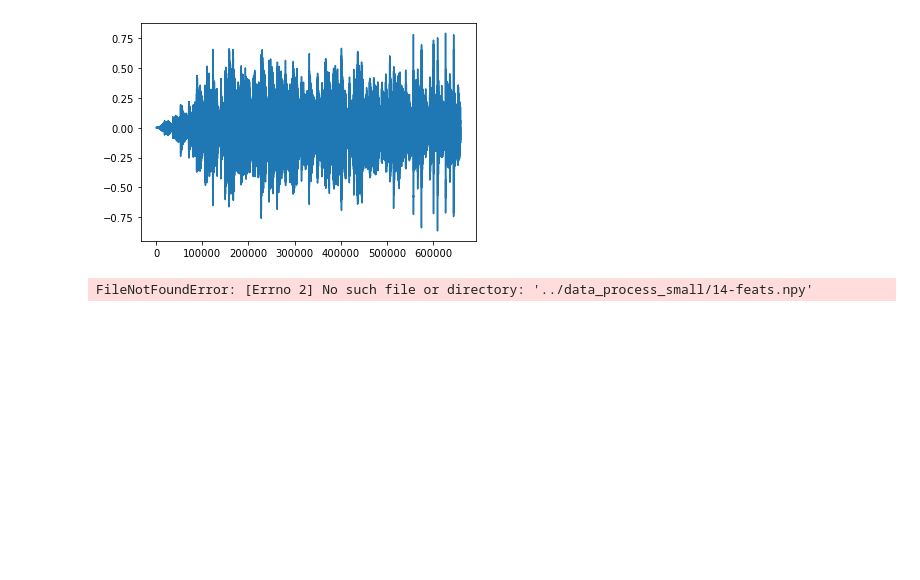
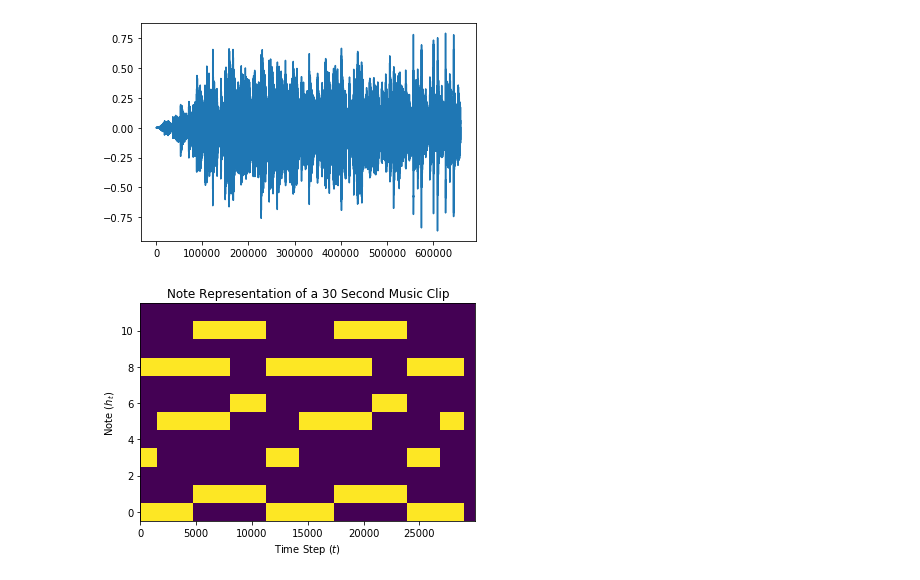
Before and after one commit to bnelo12/MLP-WaveNet, a Jupyter notebook: notebooks/mel-spectrogram-test.ipynb, the cells around one changed output. Drawn from its saved outputs; the diff is of its cells as text; code cells hidden in the pictures; blank space fills up the shorter version.

```diff
--- a/notebooks/mel-spectrogram-test.ipynb
+++ b/notebooks/mel-spectrogram-test.ipynb
@@ -15,6 +17,13 @@ plt.plot(wav)
 [<matplotlib.lines.Line2D at 0x...>]
 [figure]
 # %%
-chords = np.load('../data_process_small/14-feats.npy')
+chords = np.load('/home/c/Documents/claireNet/ClaireNet/data_preprocessed_eval/2-feats.npy')
-# %% [output]
-FileNotFoundError: [Errno 2] No such file or directory: '../data_process_small/14-feats.npy'
+# %%
+f = plt.imshow(chords, origin='lower', aspect='auto')
+plt.xlabel('Time Step ($t$)')
+plt.ylabel('Note ($h_t$)')
+plt.title('Note Representation of a 30 Second Music Clip')
+
+f.figure.savefig('Sample2.pdf')
+# %% [output]
+[figure, added]
```
Also changed, not shown: parts of 1 cell of this notebook.
